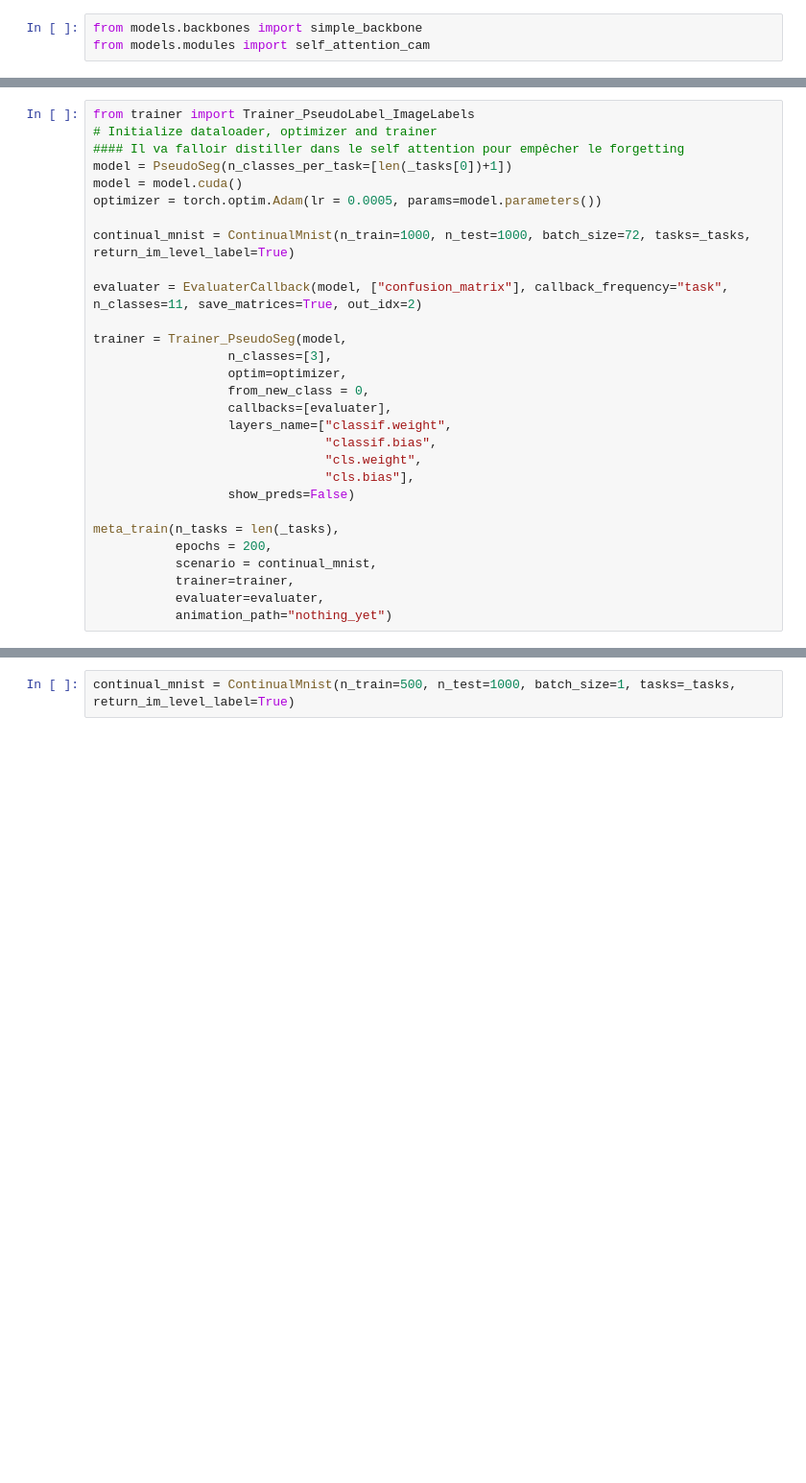
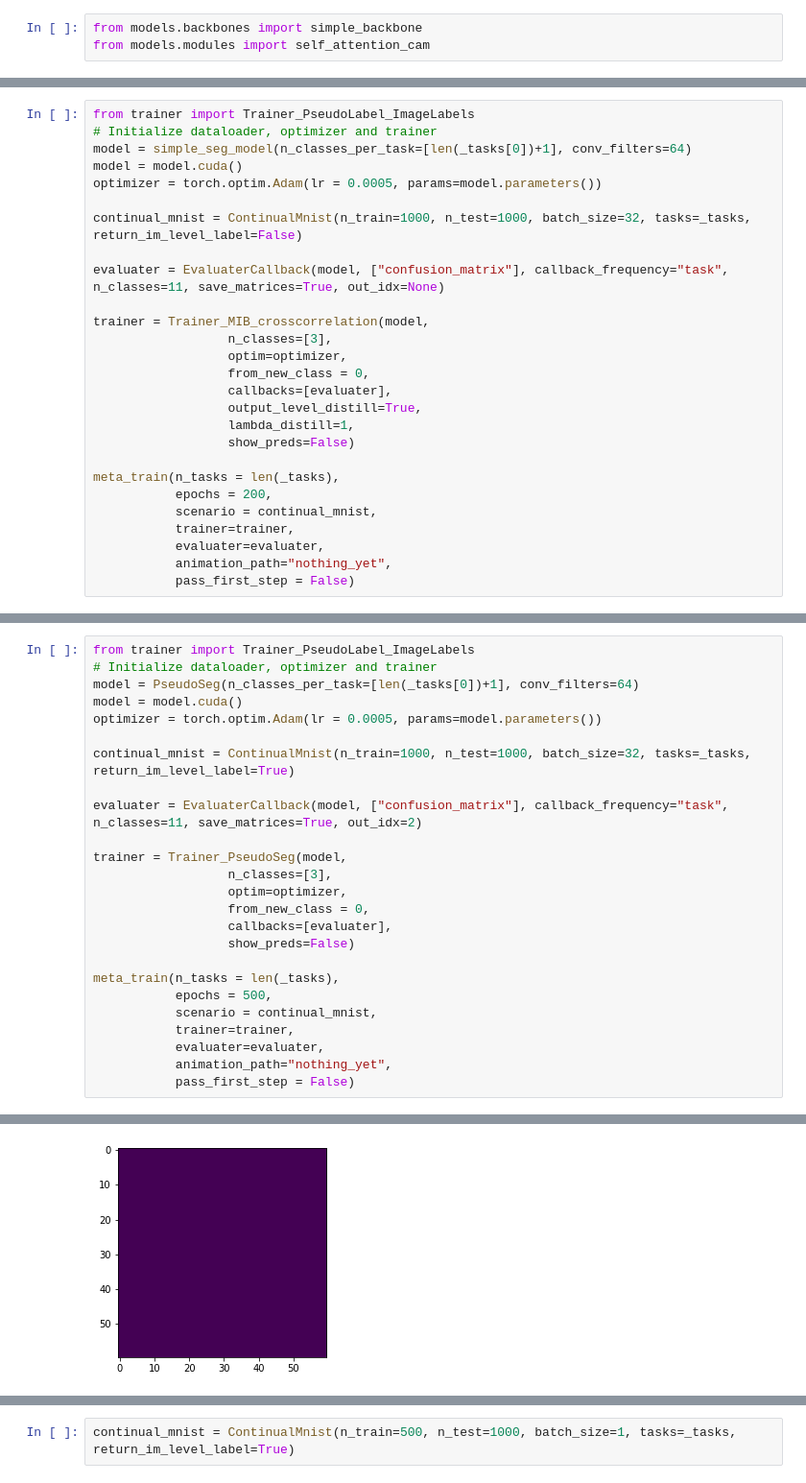
Before and after one commit to mapaf2/mnist-continual-seg, a Jupyter notebook: continual_segmentation_mnist.ipynb, the cells around one changed output, grey strips where cells are left out. Shown at 96% size. Drawn from its saved outputs; the diff is of its cells as text; blank space fills up the shorter version.

```diff
--- a/continual_segmentation_mnist.ipynb
+++ b/continual_segmentation_mnist.ipynb
@@ -106,0 +192,27 @@ class PseudoSeg(simple_seg_model):
+# %%
+from trainer import Trainer_PseudoLabel_ImageLabels
+# Initialize dataloader, optimizer and trainer
+model = simple_seg_model(n_classes_per_task=[len(_tasks[0])+1], conv_filters=64)
+model = model.cuda()
+optimizer = torch.optim.Adam(lr = 0.0005, params=model.parameters())
+
+continual_mnist = ContinualMnist(n_train=1000, n_test=1000, batch_size=32, tasks=_tasks, return_im_level_label=False)
+
+evaluater = EvaluaterCallback(model, ["confusion_matrix"], callback_frequency="task", n_classes=11, save_matrices=True, out_idx=None)
+
+trainer = Trainer_MIB_crosscorrelation(model,
+                  n_classes=[3],
+                  optim=optimizer,
+                  from_new_class = 0,
+                  callbacks=[evaluater],
+                  output_level_distill=True,
+                  lambda_distill=1,
+                  show_preds=False)
+
+meta_train(n_tasks = len(_tasks),
+           epochs = 200,
+           scenario = continual_mnist,
+           trainer=trainer,
+           evaluater=evaluater,
+           animation_path="nothing_yet",
+           pass_first_step = False)
@@ -242,12 +425,11 @@ class Trainer_PseudoSeg(Trainer):
 # %%
 from trainer import Trainer_PseudoLabel_ImageLabels
 # Initialize dataloader, optimizer and trainer
-#### Il va falloir distiller dans le self attention pour empêcher le forgetting
-model = PseudoSeg(n_classes_per_task=[len(_tasks[0])+1])
+model = PseudoSeg(n_classes_per_task=[len(_tasks[0])+1], conv_filters=64)
 model = model.cuda()
 optimizer = torch.optim.Adam(lr = 0.0005, params=model.parameters())
 
-continual_mnist = ContinualMnist(n_train=1000, n_test=1000, batch_size=72, tasks=_tasks, return_im_level_label=True)
+continual_mnist = ContinualMnist(n_train=1000, n_test=1000, batch_size=32, tasks=_tasks, return_im_level_label=True)
 
 evaluater = EvaluaterCallback(model, ["confusion_matrix"], callback_frequency="task", n_classes=11, save_matrices=True, out_idx=2)
 
@@ -256,18 +438,15 @@ trainer = Trainer_PseudoSeg(model,
                   optim=optimizer,
                   from_new_class = 0,
                   callbacks=[evaluater],
-                  layers_name=["classif.weight",
-                               "classif.bias",
-                               "cls.weight",
-                               "cls.bias"],
                   show_preds=False)
 
 meta_train(n_tasks = len(_tasks),
-           epochs = 200,
+           epochs = 500,
            scenario = continual_mnist,
            trainer=trainer,
            evaluater=evaluater,
-           animation_path="nothing_yet")
+           animation_path="nothing_yet",
+           pass_first_step = False)
 # %% [output]
 *******
 Task #0
@@ -284,0 +474 @@ tensor([0, 1, 2], device='cuda:0')
+[figure, added]
```
Also changed, not shown: parts of 8 cells of this notebook, 6 other files.
